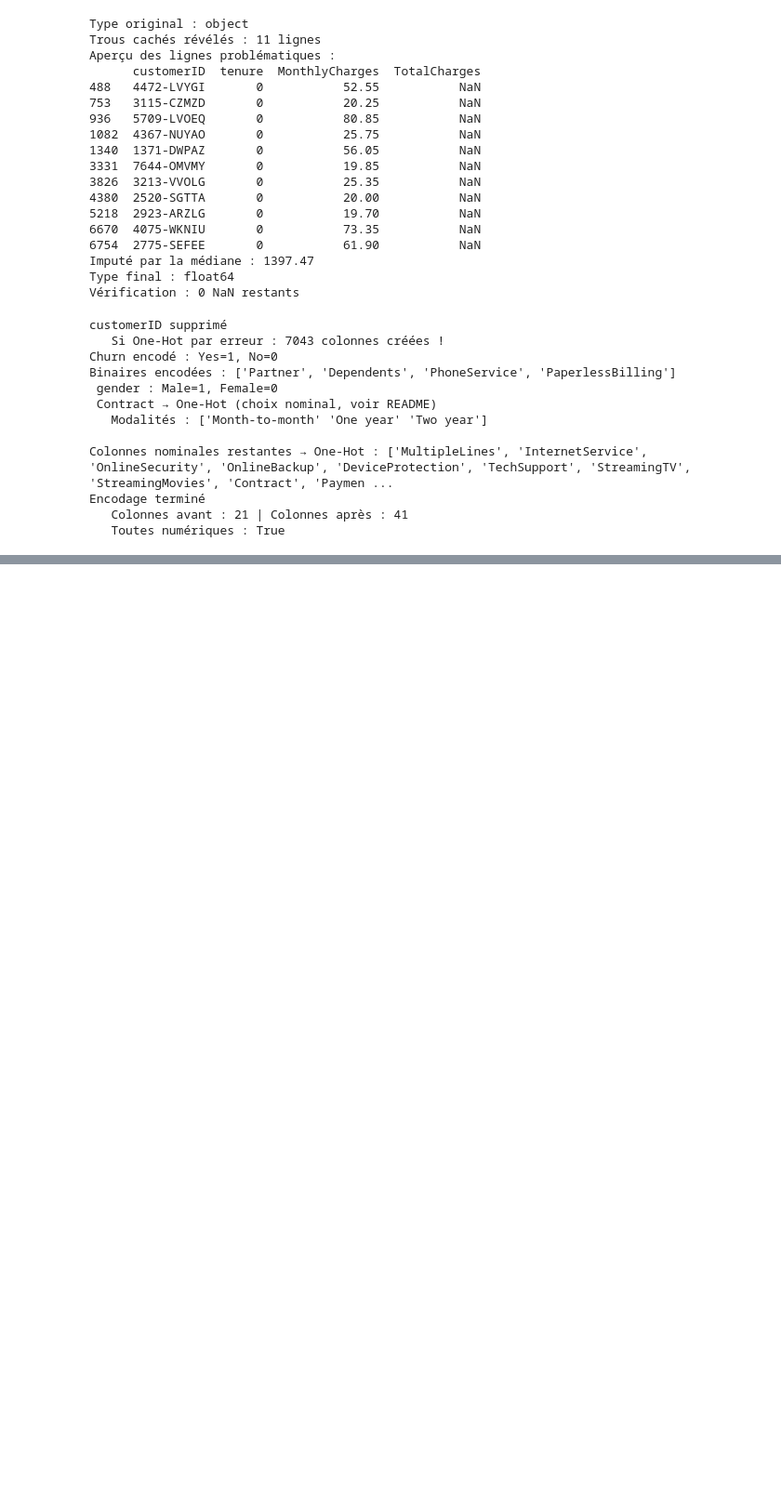
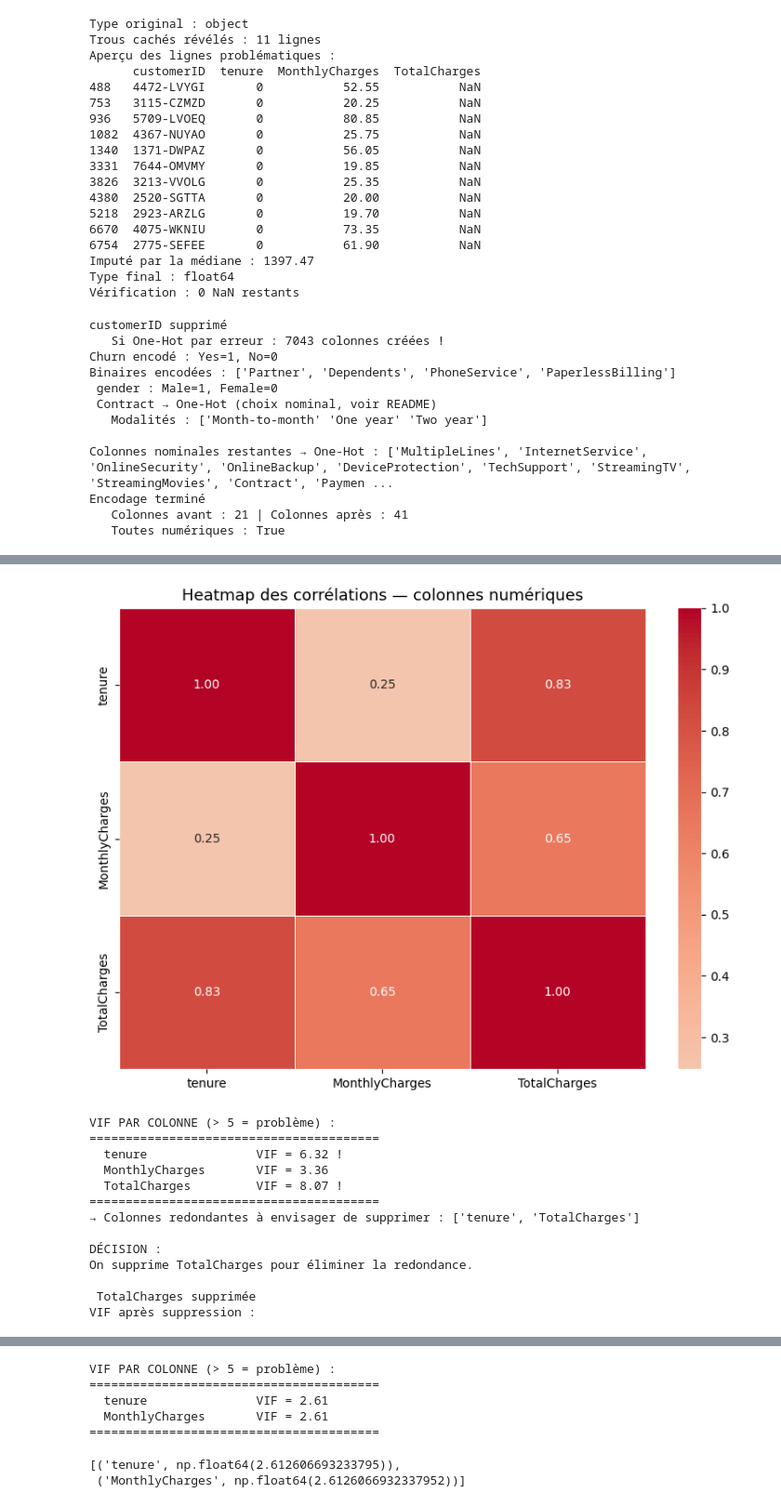
Before and after one commit to rymadinari/-arene-des-algos-Ryma-Dinari-, a Jupyter notebook: jour2.ipynb, the cells around one changed output, grey strips where cells are left out. Shown at 93% size. Saved outputs shown, nothing was run; the diff lists cells and outputs as text; code cells hidden in the pictures; blank space fills up the shorter version.

Commit message:
feat: analyse multicolinéarité VIF + suppression TotalCharges

```diff
--- a/jour2.ipynb
+++ b/jour2.ipynb
@@ -328,3 +328,71 @@ effacerait nos meilleurs (ou pires) clients.
 
 Churners perdus : 0
 Soit 0.00% des résiliations
+# %%
+# PHASE 5 : Corrélations et multicolinéarité (VIF)
+
+import seaborn as sns
+from statsmodels.stats.outliers_influence import variance_inflation_factor
+
+def rapport_multicolinearite(df, colonnes_num):
+
+    corr = df[colonnes_num].corr()
+    fig, ax = plt.subplots(figsize=(8, 6))
+    sns.heatmap(
+        corr, annot=True, fmt=".2f", cmap="coolwarm",
+        center=0, ax=ax, linewidths=0.5
+    )
+    ax.set_title("Heatmap des corrélations — colonnes numériques", fontsize=13)
+    plt.tight_layout()
+    plt.savefig("heatmap_correlations.png", dpi=150)
+    plt.show()
+
+    print("VIF PAR COLONNE (> 5 = problème) :")
+    X_vif = df[colonnes_num].dropna()
+
+    vif_data = []
+    for i, col in enumerate(colonnes_num):
+        try:
+            vif = variance_inflation_factor(X_vif.values, i)
+        except Exception:
+            vif = float("inf")
+        vif_data.append((col, vif))
+        alerte = " ! " if vif > 5 else ""
+        print(f"  {col:<20} VIF = {vif:.2f}{alerte}")
+
+
+    a_supprimer = [col for col, vif in vif_data if vif > 5]
+    if a_supprimer:
+        print(f"→ Colonnes redondantes à envisager de supprimer : {a_supprimer}")
+
+    return vif_data
+
+
+cols_num = ["tenure", "MonthlyCharges", "TotalCharges"]
+vif_data = rapport_multicolinearite(df_encoded, cols_num)
+
+print("""
+DÉCISION :
+On supprime TotalCharges pour éliminer la redondance.
+""")
+
+df_encoded = df_encoded.drop(columns=["TotalCharges"])
+print(" TotalCharges supprimée")
+
+print("VIF après suppression :")
+rapport_multicolinearite(df_encoded, ["tenure", "MonthlyCharges"])
+# %% [output]
+[figure, added]
+VIF PAR COLONNE (> 5 = problème) :
+========================================
+  tenure               VIF = 6.32 !
+  MonthlyCharges       VIF = 3.36
+  TotalCharges         VIF = 8.07 !
+========================================
+→ Colonnes redondantes à envisager de supprimer : ['tenure', 'TotalCharges']
+
+DÉCISION :
+On supprime TotalCharges pour éliminer la redondance.
+
+ TotalCharges supprimée
+VIF après suppression :
@@ -330,0 +400,7 @@ Soit 0.00% des résiliations
+VIF PAR COLONNE (> 5 = problème) :
+========================================
+  tenure               VIF = 2.61
+  MonthlyCharges       VIF = 2.61
+========================================
+[('tenure', np.float64(2.612606693233795)),
+ ('MonthlyCharges', np.float64(2.6126066932337952))]
```
Also changed, not shown: parts of 2 cells of this notebook.
